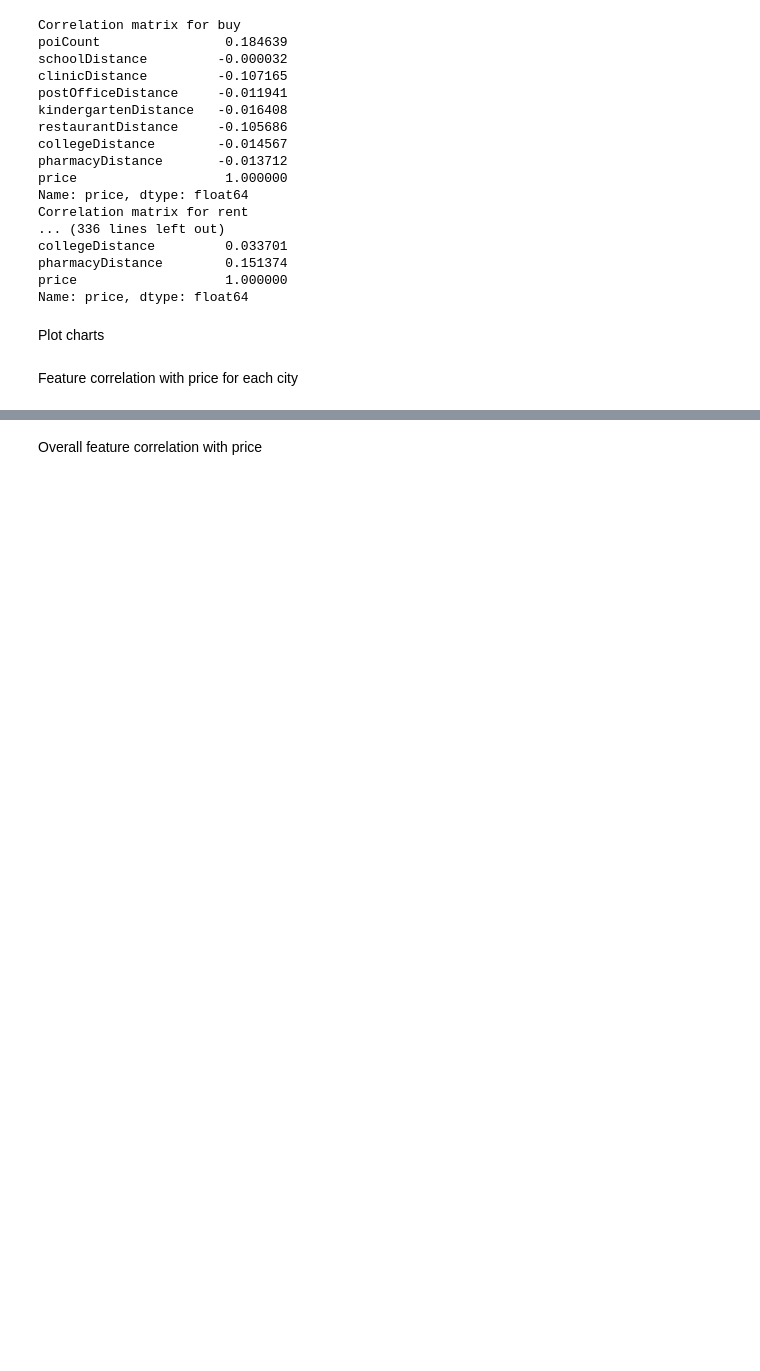
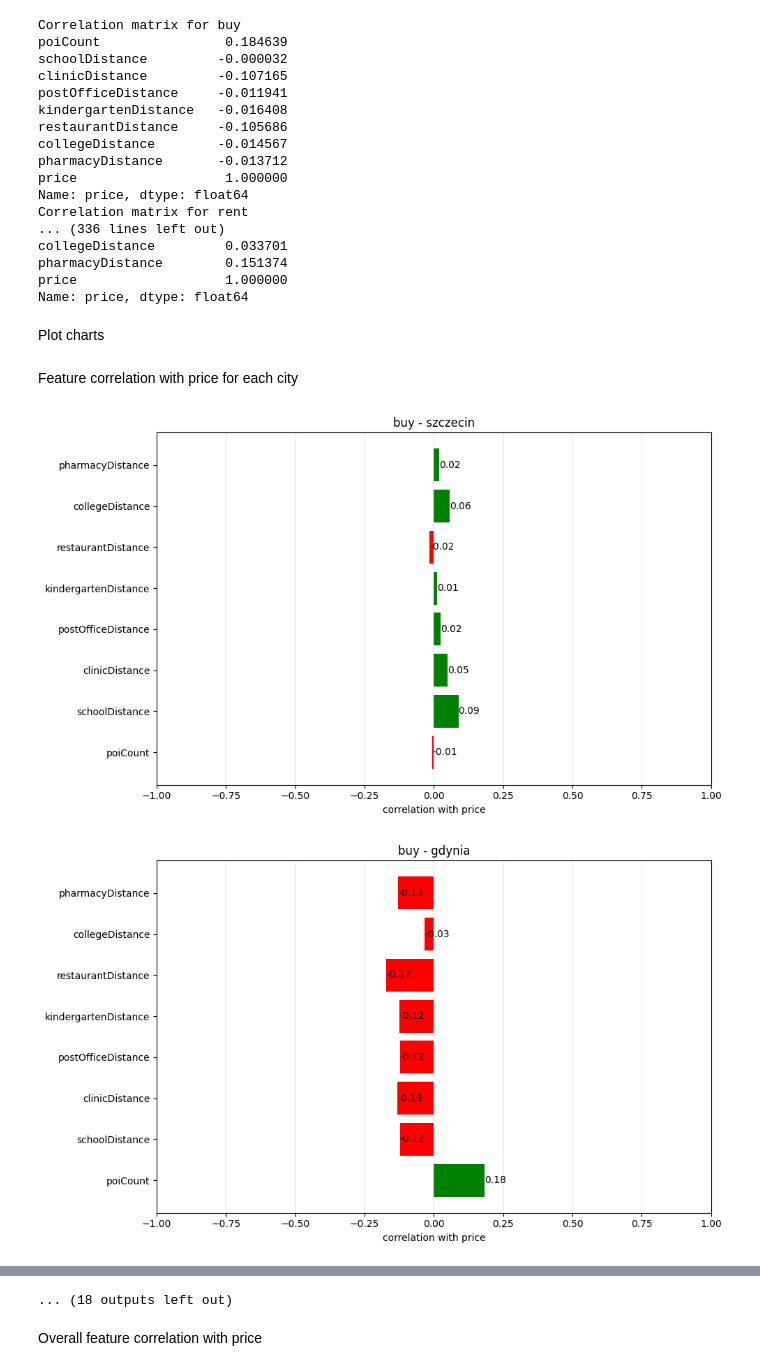
Before and after one commit to 0xondre/polish_apartments_analysis, a Jupyter notebook: apartments.ipynb, the cells around one changed output, grey strips where cells are left out. Saved outputs shown, nothing was run; the diff lists cells and outputs as text; code cells hidden in the pictures; blank space fills up the shorter version.

Commit message:
feat: display charts showing feature correlation with price in notebook

```diff
--- a/apartments.ipynb
+++ b/apartments.ipynb
@@ -90,7 +90,7 @@ if not os.path.exists(output_dir):
 poi_features = ['poiCount', 'schoolDistance', 'clinicDistance', 'postOfficeDistance', 'kindergartenDistance', 'restaurantDistance', 'collegeDistance', 'pharmacyDistance']
 
 
-def plot_price_correlations(df, title, filename):
+def plot_price_correlations(df, title, filename=None, show_plot=False):
     correlations = []
     for feature in poi_features:
         corr = df[feature].corr(df['price'])
@@ -116,15 +116,24 @@ def plot_price_correlations(df, title, filename):
     plt.title(title)
     plt.grid(axis='x', alpha=0.3)
     plt.tight_layout()
-    plt.savefig(filename, dpi=200)
-    plt.close()
+
+    if filename:
+        plt.savefig(filename, dpi=200)
+
+    if show_plot:
+        plt.show()
+    else:
+        plt.close()
 # %% [markdown]
 Feature correlation with price for each city
 # %%
 for city in buy_df['city'].unique():
     city_df = buy_df[buy_df['city'] == city]
-    plot_price_correlations(city_df, f'buy - {city}', f'{output_dir}/buy_{city}.png')
+    plot_price_correlations(city_df, f'buy - {city}', f'{output_dir}/buy_{city}.png', show_plot=True)
 
 for city in rent_df['city'].unique():
     city_df = rent_df[rent_df['city'] == city]
-    plot_price_correlations(city_df, f'rent - {city}', f'{output_dir}/rent_{city}.png')
+    plot_price_correlations(city_df, f'rent - {city}', f'{output_dir}/rent_{city}.png', show_plot=True)
+# %% [output]
+[figure, added]
+[figure, added]
@@ -131,3 +150,4 @@ for city in rent_df['city'].unique():
+... (18 outputs left out)
 # %% [markdown]
 Overall feature correlation with price
 # %%
```
Also changed, not shown: parts of 2 cells of this notebook.
